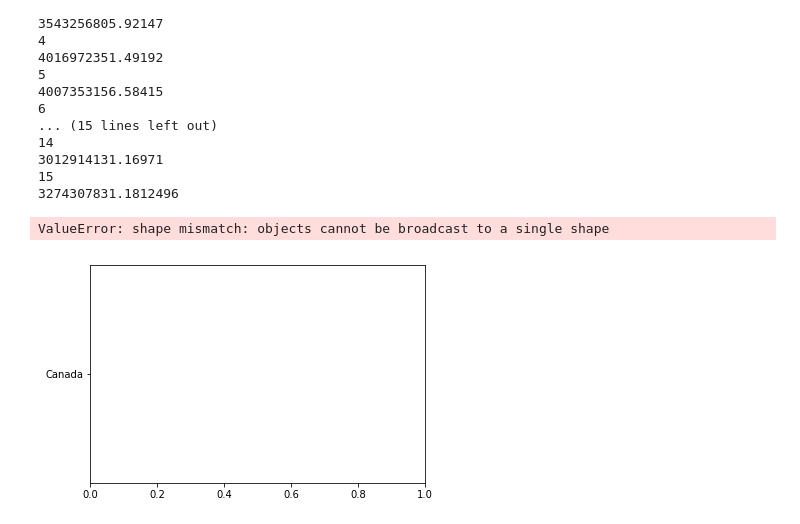
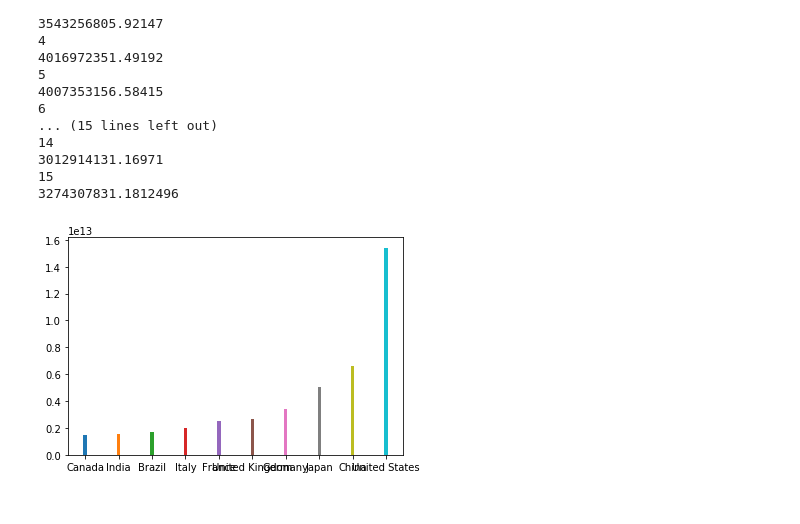
Before and after one commit to alex-perez/GE_IQ_Hackaton_2018, a Jupyter notebook: WB.ipynb, the cells around one changed output. Saved outputs shown, nothing was run; the diff lists cells and outputs as text; code cells hidden in the pictures.

```diff
--- a/WB.ipynb
+++ b/WB.ipynb
@@ -125,12 +125,10 @@ for t in range(0,len(gdp),3):
 paises = []
 gdps = []
 arreglado = sorted(averageGDP.items(), key=lambda kv: kv[1])[-12:-2]
-for t in arreglado:
-    paises.append(t[0])
-    gdps.append(t[1])
 # %%
 fig, ax = plt.subplots()
-ax.bar(gdps, paises, 0.5, color='b', label='Men')
+for t in (arreglado):
+    rects1 = ax.bar(t[0], t[1],.1,label='Country')
+plt.show()
 # %% [output]
-ValueError: shape mismatch: objects cannot be broadcast to a single shape
-[figure, old version]
+[figure, new version]
```
Also changed, not shown: parts of 1 cell of this notebook, 26 other files.
